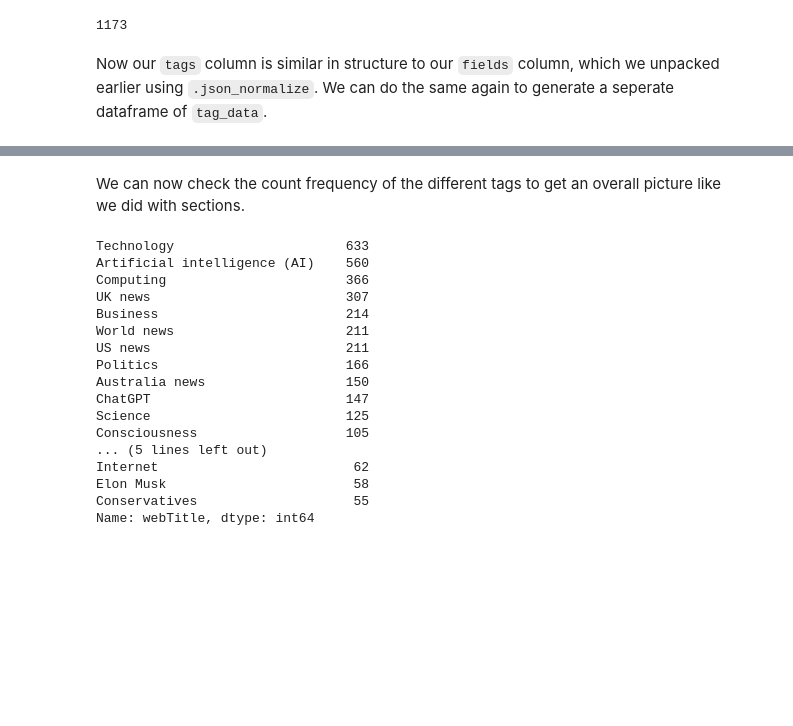
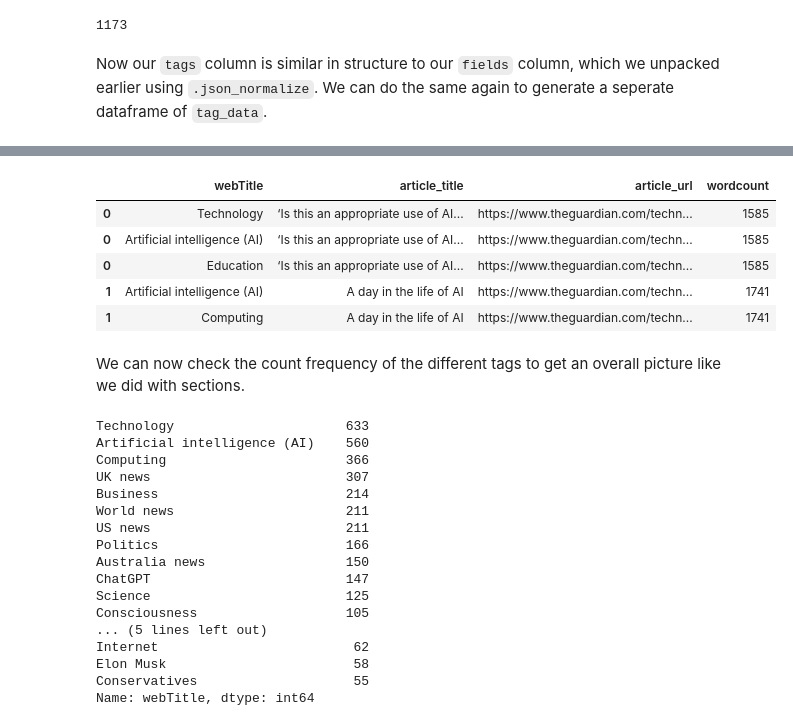
Before and after one commit to Minyall/sc207_2023-24, a Jupyter notebook: 8_9_APIs/9_api_data.ipynb, the cells around one changed output, grey strips where cells are left out. Cells and saved outputs as stored; diff of their text form; code cells hidden in the pictures; blank space fills up the shorter version.

```diff
--- a/8_9_APIs/9_api_data.ipynb
+++ b/8_9_APIs/9_api_data.ipynb
@@ -407,3 +427,14 @@ tag_data['article_url'] = tag_per_line['webUrl'].tolist()
+# %%
+
+tag_data = tag_data[['webTitle','article_title','article_url','wordcount']]
+tag_data.head()
+# %% [output]
+|  | webTitle | article_title | article_url | wordcount |
+| 0 | Technology | ‘Is this an appropriate use of AI... | https://www.theguardian.com/techn... | 1585 |
+| 0 | Artificial intelligence (AI) | ‘Is this an appropriate use of AI... | https://www.theguardian.com/techn... | 1585 |
+| 0 | Education | ‘Is this an appropriate use of AI... | https://www.theguardian.com/techn... | 1585 |
+| 1 | Artificial intelligence (AI) | A day in the life of AI | https://www.theguardian.com/techn... | 1741 |
+| 1 | Computing | A day in the life of AI | https://www.theguardian.com/techn... | 1741 |
 # %% [markdown]
 We can now check the count frequency of the different tags to get an overall picture like we did with sections.
 # %%
```
Also changed, not shown: parts of 23 cells of this notebook.
